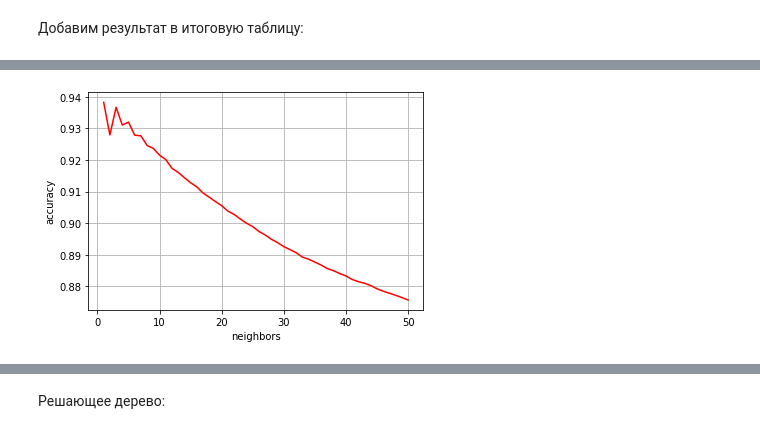
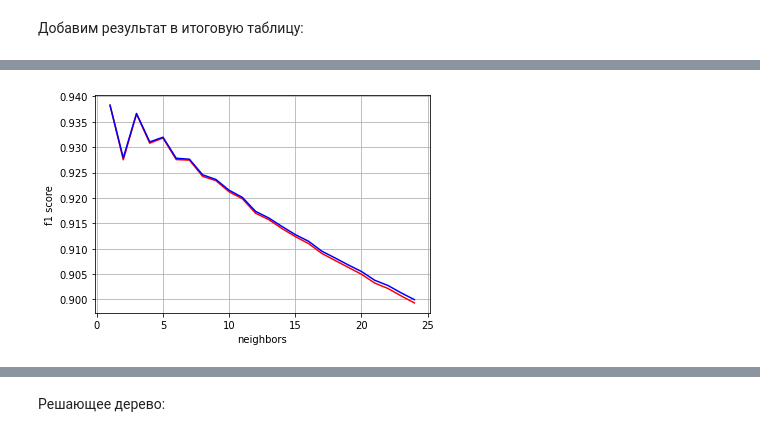
Before and after one commit to seryogasx/Diplom, a Jupyter notebook: forest/data1/research.ipynb, the cells around one changed output, grey strips where cells are left out. Cells and saved outputs as stored; diff of their text form; code cells hidden in the pictures.

```diff
--- a/forest/data1/research.ipynb
+++ b/forest/data1/research.ipynb
@@ -525,22 +591,28 @@ models_results.append(['ExtraTreesClassifier', best_accuracy, extraTreesClassifi
 from sklearn.neighbors import KNeighborsClassifier
 
 knn_neighbors = []
-knn_accuracy = []
+knn_f1 = []
+knn_f1_micro = []
+knn_report = []
 knn_train_time = []
 knn_predict_time = []
-neighbors = 1
-# for neighbors in range(1, 51):
-knn = KNeighborsClassifier(n_neighbors=neighbors)
+# neighbors = 1
 
-start_time = time.time()
-knn.fit(x_train, y_train)
-knn_train_time.append(time.time() - start_time)
+for neighbors in range(1, 25):
+    knn = KNeighborsClassifier(n_neighbors=neighbors)
 
-start_time = time.time()
-knn_predict_result = knn.predict(x_test)
-knn_predict_time.append(time.time() - start_time)
+    start_time = time.time()
+    knn.fit(x_train, y_train)
+    knn_train_time.append(time.time() - start_time)
 
-accuracy = accuracy_score(y_test, knn_predict_result)
+    start_time = time.time()
+    knn_predict_result = knn.predict(x_test)
+    knn_predict_time.append(time.time() - start_time)
 
-knn_neighbors.append(neighbors)
-knn_accuracy.append(accuracy)
+    knn_neighbors.append(neighbors)
+    knn_f1.append(f1_score(y_test, knn_predict_result, average='weighted'))
+    knn_f1_micro.append(f1_score(y_test, knn_predict_result, average='micro'))
+    knn_report.append(classification_report(y_test, knn_predict_result))
+
+    print("neighbors={}, f1 ={}".format(neighbors, knn_f1[-1]))
+    print("neighbors={}, f1 (micro)={}".format(neighbors, knn_f1_micro[-1]))
@@ -547,9 +637,10 @@ knn_accuracy.append(accuracy)
 # %%
 pyplot.grid(True)
-pyplot.plot(knn_neighbors, knn_accuracy, color="#FF0000")
+pyplot.plot(knn_neighbors, knn_f1, color="#FF0000", label='weight')
+pyplot.plot(knn_neighbors, knn_f1_micro, color="#0000FF", label='micro')
 pyplot.xlabel('neighbors')
-pyplot.ylabel('accuracy')
+pyplot.ylabel('f1 score')
 pyplot.show()
 # %% [output]
-[figure, old version]
+[figure, new version]
 # %%
```
Also changed, not shown: parts of 44 cells of this notebook.
